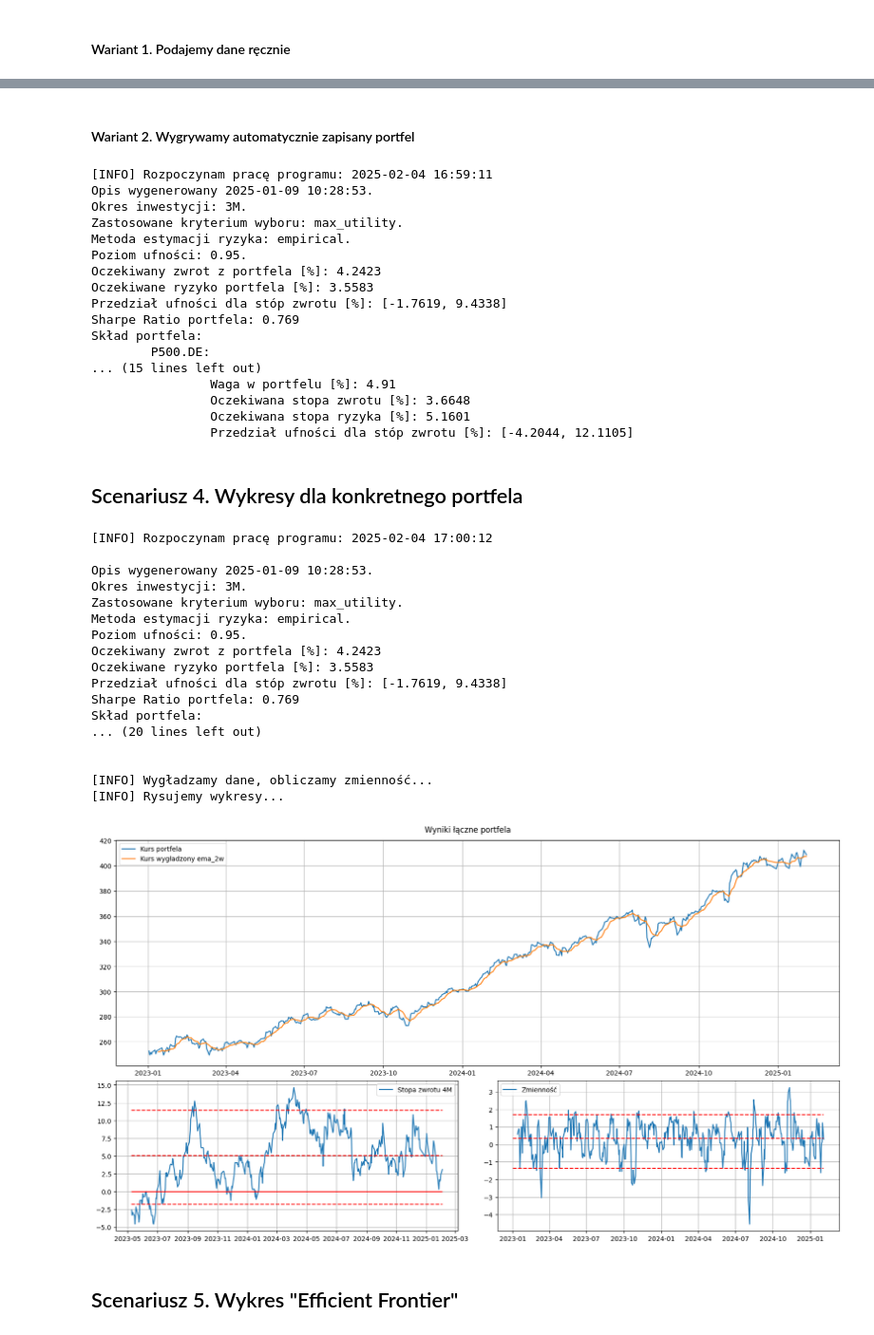
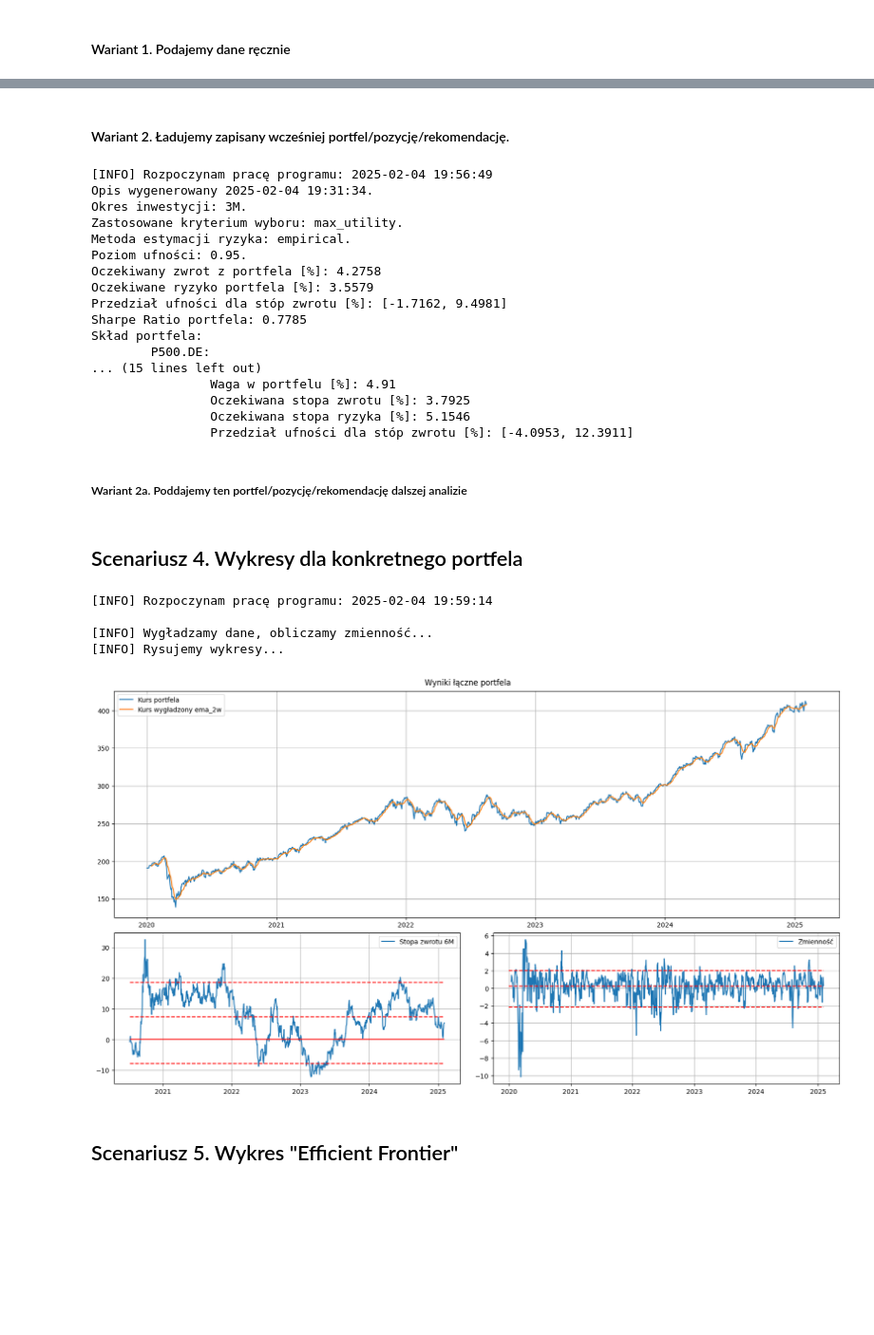
Before and after one commit to jakubweglowski/ETF-Trading, a Jupyter notebook: run.ipynb, the cells around one changed output, grey strips where cells are left out. Shown at 95% size. Saved outputs shown, nothing was run; the diff lists cells and outputs as text; code cells hidden in the pictures; blank space fills up the shorter version.

```diff
--- a/run.ipynb
+++ b/run.ipynb
@@ -187,38 +227,30 @@ Skład portfela:
 # %%
 SaveDict(pp.getStatDict(), 'Pozycja od 10.12.2024 do 10.03.2025', 'Positions')
 # %% [markdown]
-#### Wariant 2. Wygrywamy automatycznie zapisany portfel
+#### Wariant 2. Ładujemy zapisany wcześniej portfel/pozycję/rekomendację.
 # %%
 print(f"[INFO] Rozpoczynam pracę programu: {now(False)}")
 
 start, end = '2024-01-01', '2025-02-03'
 pl = PortfolioLoader('Pozycja od 10.12.2024 do 10.03.2025')
 pl.getSummary()
-
-dataloader = DataLoader(cfg.user_id, cfg.pwd)
-data = dataloader.loadInstrumentsData(start, end)
-info = dataloader.loadInstrumentsInfo()
-
-datacleaner = DataCleaner(data, info, load_only=pl.symbols)
-data = datacleaner.getBidPrice()
-returnRates = datacleaner.getReturnRates(pl.freq)
-
-# pp = pl.getPortfolio(returnRates, data)
 # %% [output]
-[INFO] Rozpoczynam pracę programu: 2025-02-04 16:59:11
-Opis wygenerowany 2025-01-09 10:28:53.
+[INFO] Rozpoczynam pracę programu: 2025-02-04 19:56:49
+Opis wygenerowany 2025-02-04 19:31:34.
 Okres inwestycji: 3M.
 Zastosowane kryterium wyboru: max_utility.
 Metoda estymacji ryzyka: empirical.
 Poziom ufności: 0.95.
-Oczekiwany zwrot z portfela [%]: 4.2423
-Oczekiwane ryzyko portfela [%]: 3.5583
-Przedział ufności dla stóp zwrotu [%]: [-1.7619, 9.4338]
-Sharpe Ratio portfela: 0.769
+Oczekiwany zwrot z portfela [%]: 4.2758
+Oczekiwane ryzyko portfela [%]: 3.5579
+Przedział ufności dla stóp zwrotu [%]: [-1.7162, 9.4981]
+Sharpe Ratio portfela: 0.7785
 Skład portfela:
         P500.DE:
 ... (15 lines left out)
                 Waga w portfelu [%]: 4.91
-                Oczekiwana stopa zwrotu [%]: 3.6648
-                Oczekiwana stopa ryzyka [%]: 5.1601
-                Przedział ufności dla stóp zwrotu [%]: [-4.2044, 12.1105]
+                Oczekiwana stopa zwrotu [%]: 3.7925
+                Oczekiwana stopa ryzyka [%]: 5.1546
+                Przedział ufności dla stóp zwrotu [%]: [-4.0953, 12.3911]
+# %% [markdown]
+##### Wariant 2a. Poddajemy ten portfel/pozycję/rekomendację dalszej analizie
@@ -227,49 +270,36 @@ Skład portfela:
 # %%
 print(f"[INFO] Rozpoczynam pracę programu: {now(False)}")
 
 pl = PortfolioLoader('Pozycja od 10.12.2024 do 10.03.2025')
-freq = '4M'
+freq = '6M' # można to pobrać z obiektu 'pl' jako 'pl.freq', ale można też ustawić na inną wartość
+
+# print()
+# pl.getSummary()
 
 print()
-pl.getSummary()
-
-print()
-start, end = '2023-01-01', '2025-02-03'
+start, end = '2020-01-01', '2025-02-03'
 dataloader = DataLoader(cfg.user_id, cfg.pwd)
 data = dataloader.loadInstrumentsData(start, end)
 info = dataloader.loadInstrumentsInfo()
 
 datacleaner = DataCleaner(data, info, load_only=pl.symbols)
 data = datacleaner.getBidPrice()
 returnRates = datacleaner.getReturnRates(freq)
 
 plotter = Plotter(pl.portfolio,
                   data,
                   returnRates,
                   freq,
                   pl.model,
                   pl.risk_method,
                   compare='ema_2w')
 plotter.plot(show_instruments=False)
 # %% [output]
-[INFO] Rozpoczynam pracę programu: 2025-02-04 17:00:12
-
-Opis wygenerowany 2025-01-09 10:28:53.
-Okres inwestycji: 3M.
-Zastosowane kryterium wyboru: max_utility.
-Metoda estymacji ryzyka: empirical.
-Poziom ufności: 0.95.
-Oczekiwany zwrot z portfela [%]: 4.2423
-Oczekiwane ryzyko portfela [%]: 3.5583
-Przedział ufności dla stóp zwrotu [%]: [-1.7619, 9.4338]
-Sharpe Ratio portfela: 0.769
-Skład portfela:
-... (20 lines left out)
-
+[INFO] Rozpoczynam pracę programu: 2025-02-04 19:59:14
 
 [INFO] Wygładzamy dane, obliczamy zmienność...
 [INFO] Rysujemy wykresy...
-[figure, old version]
+[figure, new version]
 # %% [markdown]
 ## Scenariusz 5. Wykres "Efficient Frontier"
 # %%
```
Also changed, not shown: parts of 13 cells of this notebook, 6 other files.
